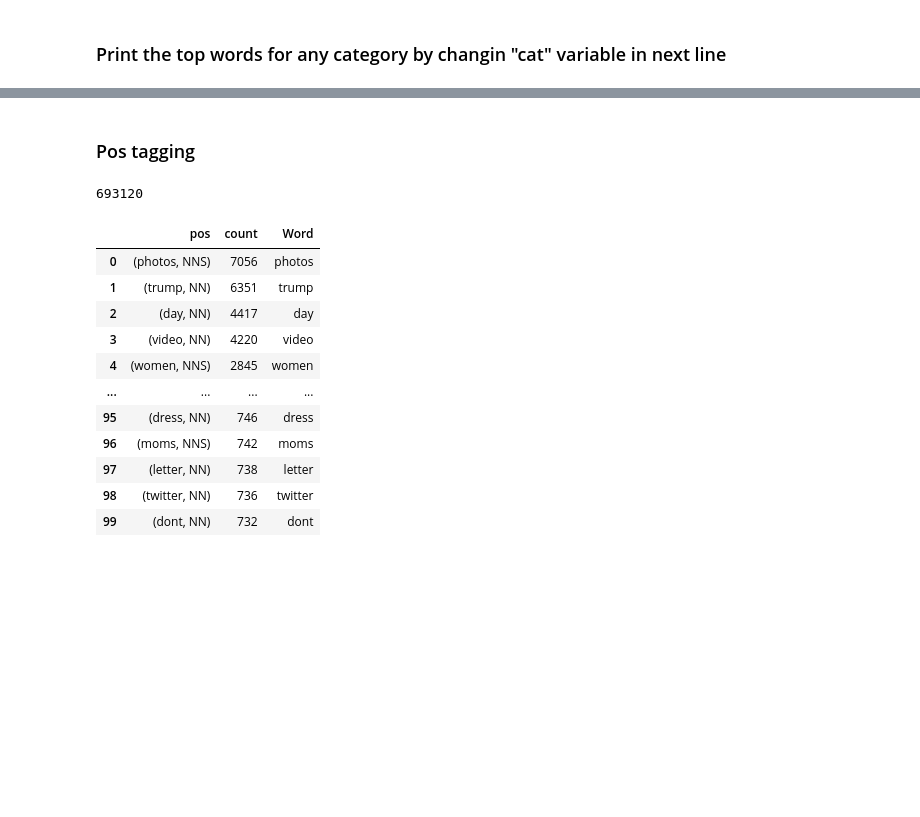
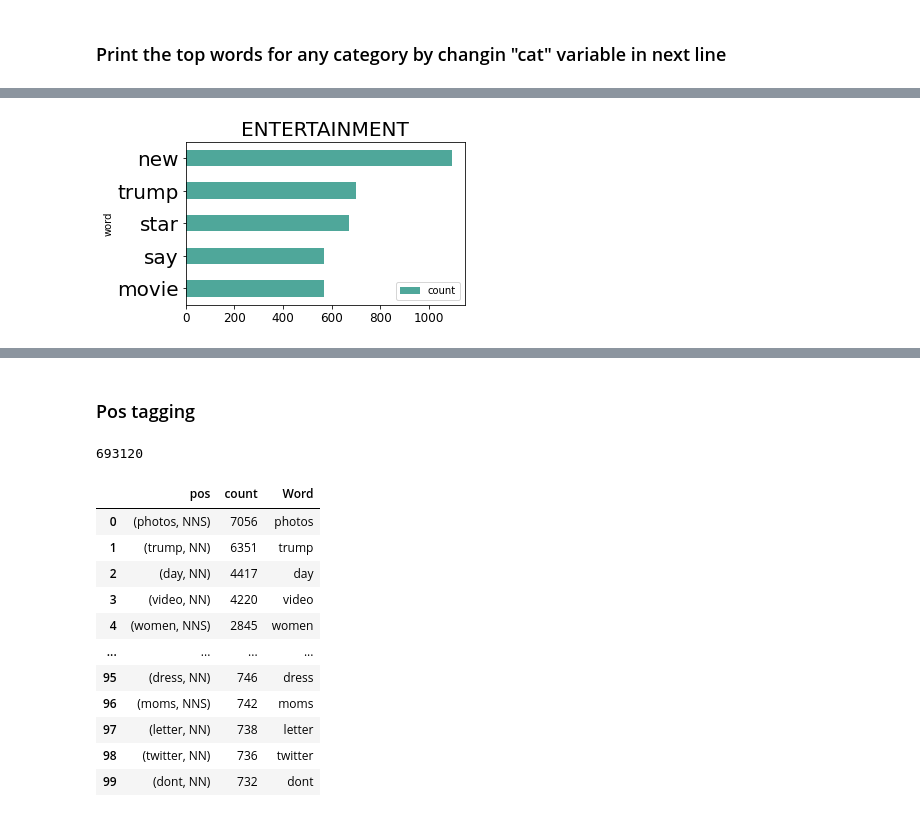
Before and after one commit to willcline613/article_genres, a Jupyter notebook: individuals/will/eda.ipynb, the cells around one changed output, grey strips where cells are left out. Drawn from its saved outputs; the diff is of its cells as text; code cells hidden in the pictures; blank space fills up the shorter version.

```diff
--- a/individuals/will/eda.ipynb
+++ b/individuals/will/eda.ipynb
@@ -111,0 +197,15 @@ plt.show()
+# %%
+cat = "ENTERTAINMENT"
+fig, ax = plt.subplots(figsize=(5,3))
+cat_top = cat_df_dict[cat].sort_values(by='count',ascending=False).head()
+cat_top.plot.barh(x='word',
+                      y='count',
+                      ax=ax,
+                      color="#4FA79A", fontsize=20).invert_yaxis()
+
+ax.set_title(f"{cat}", fontsize=20)
+ax.tick_params(axis='x', labelsize=12)
+
+plt.show()
+# %% [output]
+[figure, added]
```
Also changed, not shown: parts of 14 cells of this notebook, 12 other files.
